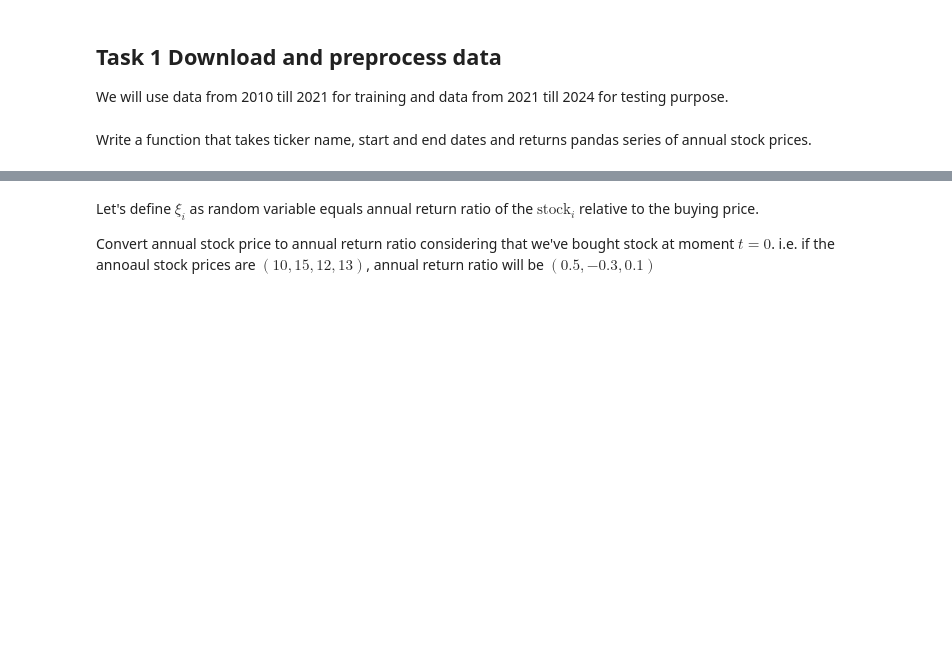
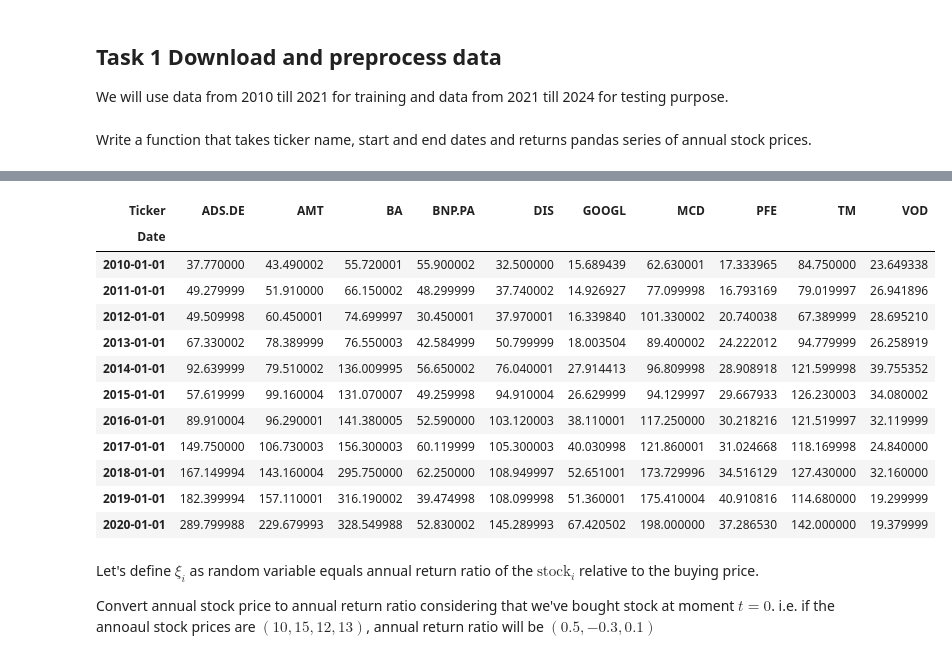
Before and after one commit to Tikhon-Radkevich/EPAM, a Jupyter notebook: invest_task.ipynb, the cells around one changed output, grey strips where cells are left out. Cells and saved outputs as stored; diff of their text form; code cells hidden in the pictures; blank space fills up the shorter version.

```diff
--- a/invest_task.ipynb
+++ b/invest_task.ipynb
@@ -40,5 +40,5 @@ def download_annual_stock_prices(tickers_list, buy_date= "2010-01-01", sell_date
     """Download the annual stock price using yf.download"""
     return yf.download(tickers_list, start=buy_date, end=sell_date, interval="1mo", progress=False)["Open"][::12]
 # %%
-annual_stock_price_df = download_annual_stock_prices(list(tickers.keys()), start_train_date, end_train_date)
-annual_stock_price_df["BA"]
+annual_stock_price_df = download_annual_stock_prices(list(tickers), start_train_date, end_train_date)
+test_annual_stock_price_df = download_annual_stock_prices(list(tickers), start_test_date, end_test_date)
@@ -59,3 +53,19 @@ Name: BA, dtype: float64
+# %%
+annual_stock_price_df
+# %% [output]
+| Ticker | ADS.DE | AMT | BA | BNP.PA | DIS | GOOGL | MCD | PFE | TM | VOD |
+| Date |  |  |  |  |  |  |  |  |  |  |
+| 2010-01-01 | 37.770000 | 43.490002 | 55.720001 | 55.900002 | 32.500000 | 15.689439 | 62.630001 | 17.333965 | 84.750000 | 23.649338 |
+| 2011-01-01 | 49.279999 | 51.910000 | 66.150002 | 48.299999 | 37.740002 | 14.926927 | 77.099998 | 16.793169 | 79.019997 | 26.941896 |
+| 2012-01-01 | 49.509998 | 60.450001 | 74.699997 | 30.450001 | 37.970001 | 16.339840 | 101.330002 | 20.740038 | 67.389999 | 28.695210 |
+| 2013-01-01 | 67.330002 | 78.389999 | 76.550003 | 42.584999 | 50.799999 | 18.003504 | 89.400002 | 24.222012 | 94.779999 | 26.258919 |
+| 2014-01-01 | 92.639999 | 79.510002 | 136.009995 | 56.650002 | 76.040001 | 27.914413 | 96.809998 | 28.908918 | 121.599998 | 39.755352 |
+| 2015-01-01 | 57.619999 | 99.160004 | 131.070007 | 49.259998 | 94.910004 | 26.629999 | 94.129997 | 29.667933 | 126.230003 | 34.080002 |
+| 2016-01-01 | 89.910004 | 96.290001 | 141.380005 | 52.590000 | 103.120003 | 38.110001 | 117.250000 | 30.218216 | 121.519997 | 32.119999 |
+| 2017-01-01 | 149.750000 | 106.730003 | 156.300003 | 60.119999 | 105.300003 | 40.030998 | 121.860001 | 31.024668 | 118.169998 | 24.840000 |
+| 2018-01-01 | 167.149994 | 143.160004 | 295.750000 | 62.250000 | 108.949997 | 52.651001 | 173.729996 | 34.516129 | 127.430000 | 32.160000 |
+| 2019-01-01 | 182.399994 | 157.110001 | 316.190002 | 39.474998 | 108.099998 | 51.360001 | 175.410004 | 40.910816 | 114.680000 | 19.299999 |
+| 2020-01-01 | 289.799988 | 229.679993 | 328.549988 | 52.830002 | 145.289993 | 67.420502 | 198.000000 | 37.286530 | 142.000000 | 19.379999 |
 # %% [markdown]
 
 Let's define $\xi_i$ as random variable equals annual return ratio of the $\text{stock}_i$  relative to the buying price.
```
Also changed, not shown: parts of 22 cells of this notebook.
